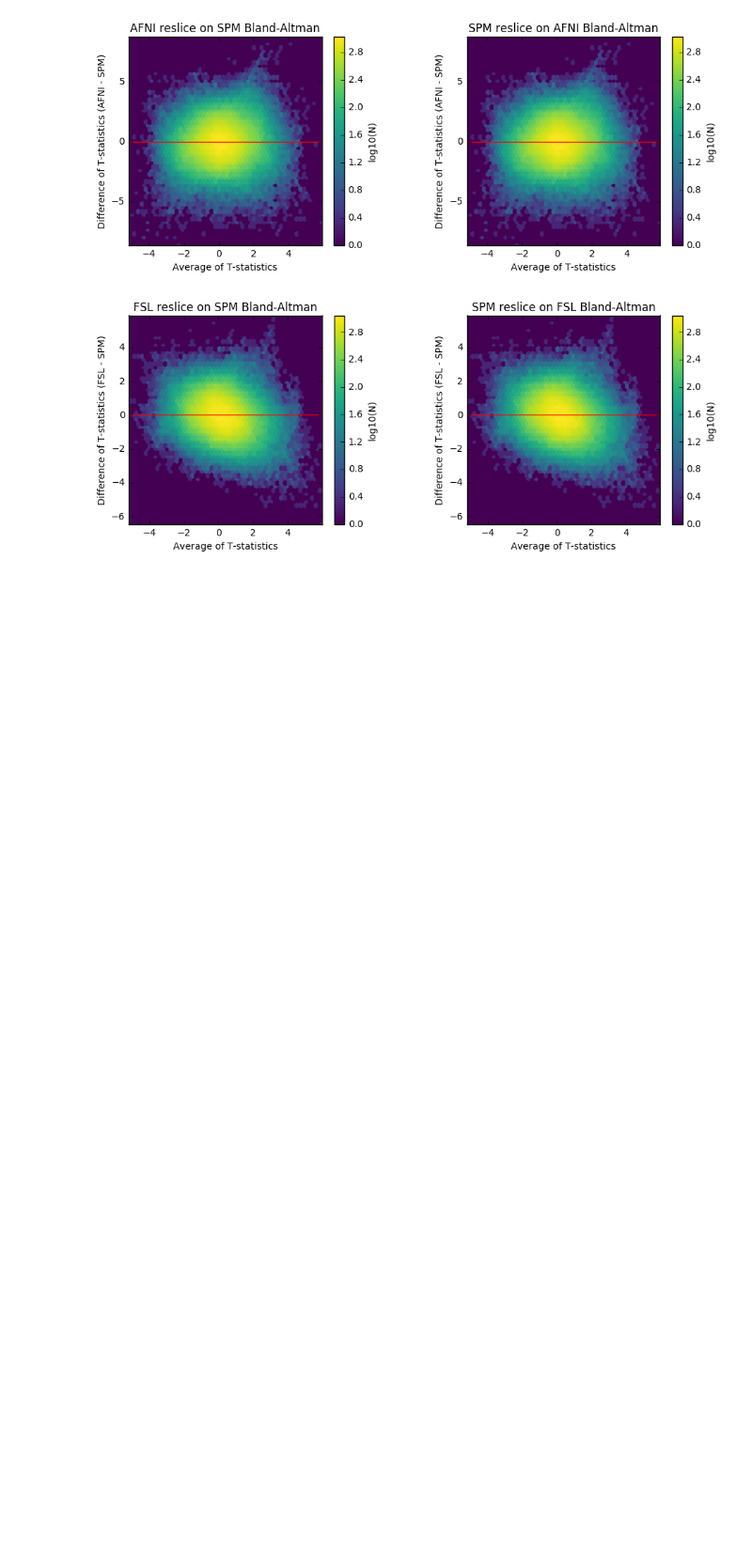
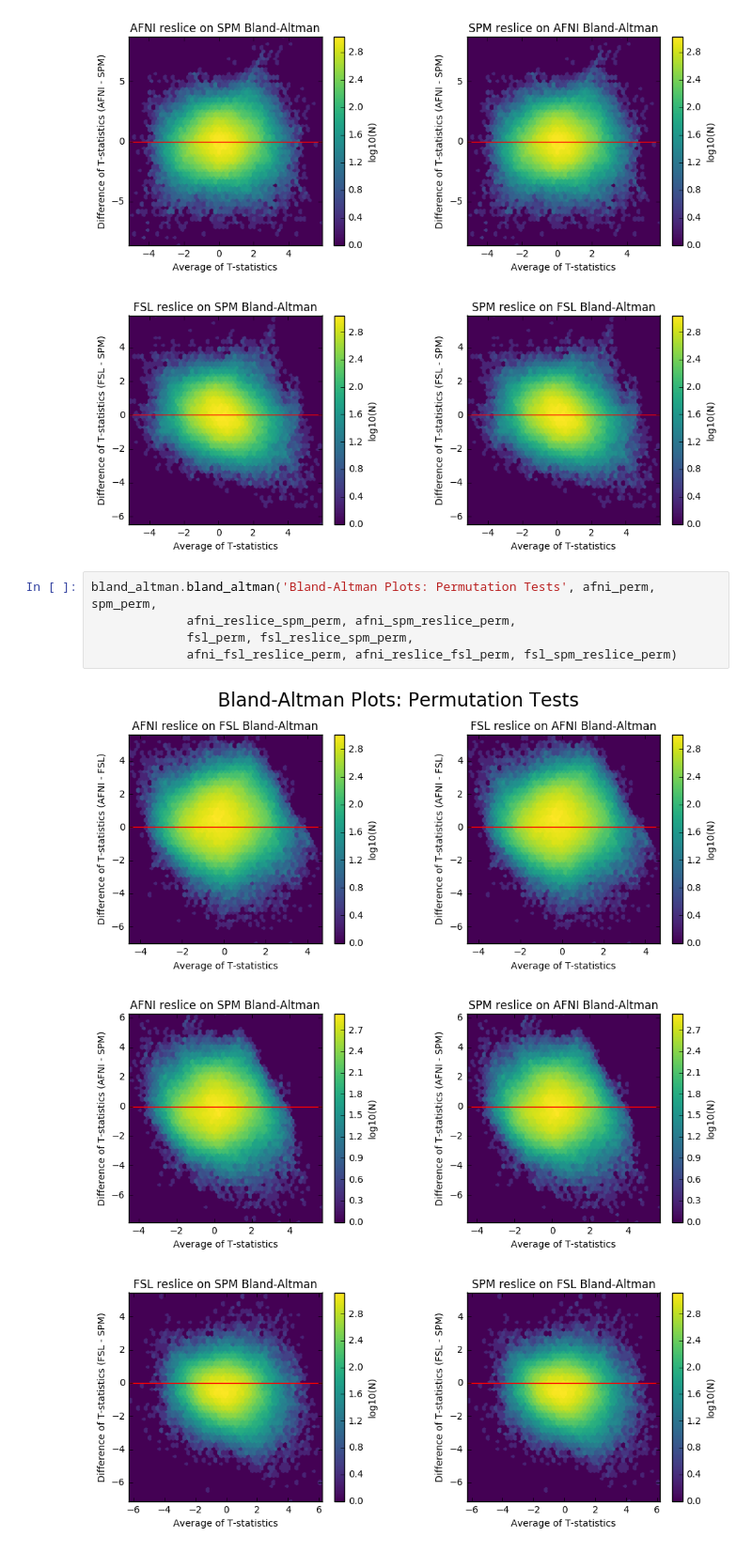
Before and after one commit to NISOx-BDI/Software_Comparison, a Jupyter notebook: ds001_notebook.ipynb, the cells around one changed output. Shown at 94% size. Drawn from its saved outputs; the diff is of its cells as text; blank space fills up the shorter version.

```diff
--- a/ds001_notebook.ipynb
+++ b/ds001_notebook.ipynb
@@ -284,3 +395,12 @@ bland_altman.bland_altman('Bland-Altman Plots: Replication Analyses', afni_stat_
 [figure]
 [figure]
 [figure]
+# %%
+bland_altman.bland_altman('Bland-Altman Plots: Permutation Tests', afni_perm, spm_perm,
+             afni_reslice_spm_perm, afni_spm_reslice_perm,
+             fsl_perm, fsl_reslice_spm_perm,
+             afni_fsl_reslice_perm, afni_reslice_fsl_perm, fsl_spm_reslice_perm)
+# %% [output]
+[figure, added]
+[figure, added]
+[figure, added]
```
Also changed, not shown: parts of 7 cells of this notebook.
